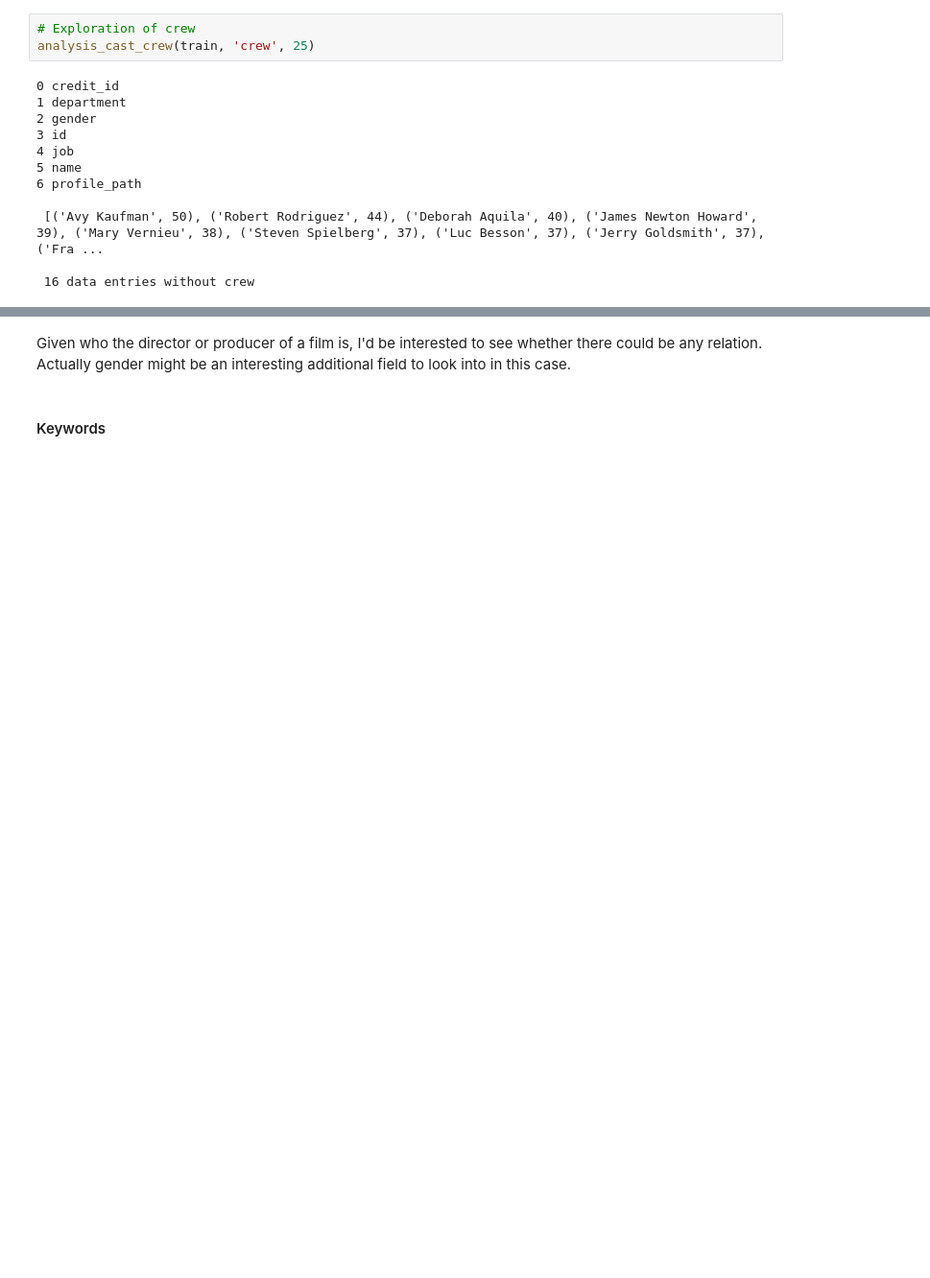
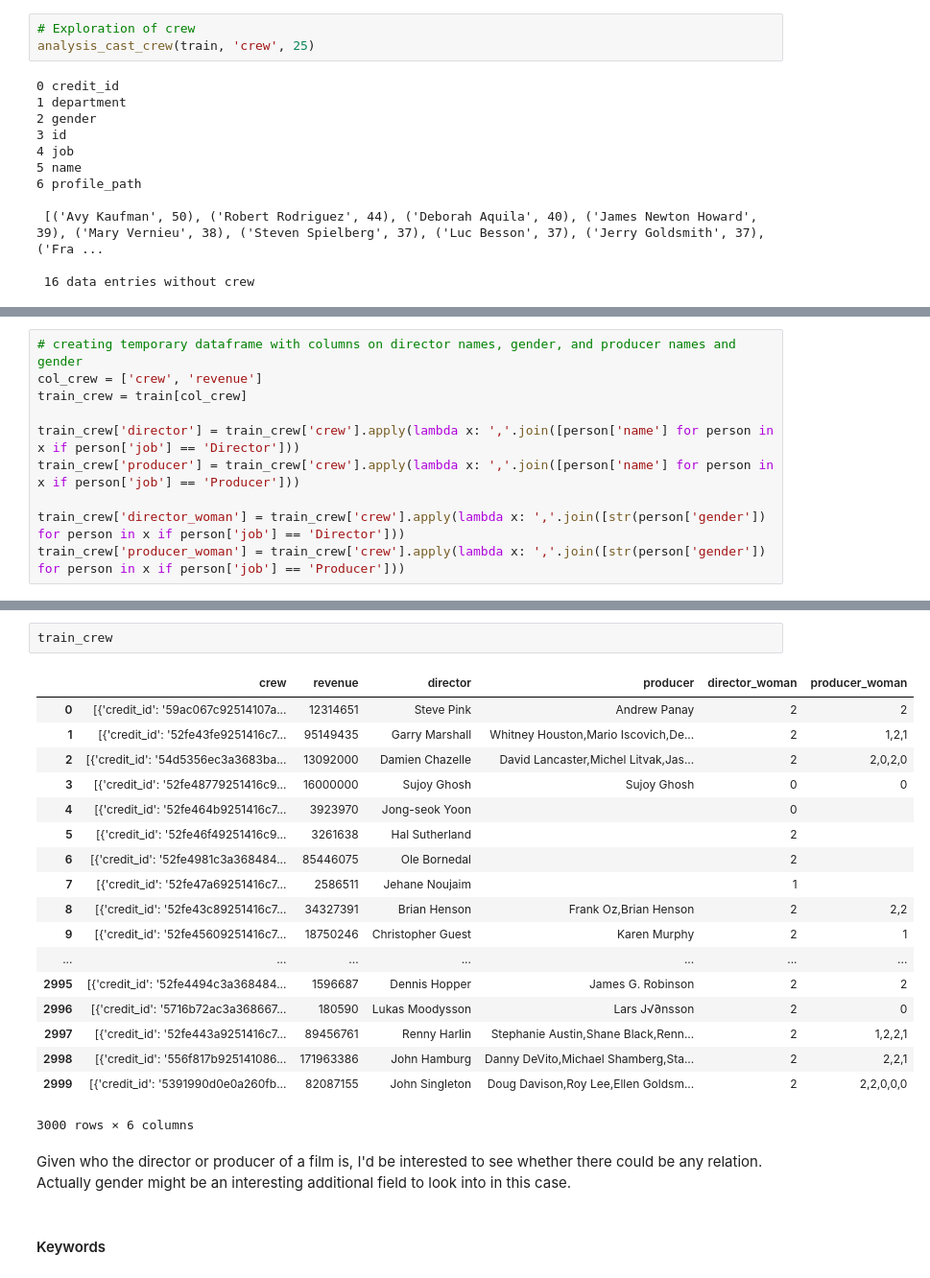
Before and after one commit to julianikulski/tmdb, a Jupyter notebook: tmdb.ipynb, the cells around one changed output, grey strips where cells are left out. Shown: that part at 96% size. Drawn from its saved outputs; the diff is of its cells as text; blank space fills up the shorter version.

Commit message:
feat: Add columns on gender of directors and producers

```diff
--- a/tmdb.ipynb
+++ b/tmdb.ipynb
@@ -586,0 +597,10 @@ analysis_cast_crew(train, 'crew', 25)
+# %%
+# creating temporary dataframe with columns on director names, gender, and producer names and gender
+col_crew = ['crew', 'revenue']
+train_crew = train[col_crew]
+
+train_crew['director'] = train_crew['crew'].apply(lambda x: ','.join([person['name'] for person in x if person['job'] == 'Director']))
+train_crew['producer'] = train_crew['crew'].apply(lambda x: ','.join([person['name'] for person in x if person['job'] == 'Producer']))
+
+train_crew['director_woman'] = train_crew['crew'].apply(lambda x: ','.join([str(person['gender']) for person in x if person['job'] == 'Director']))
+train_crew['producer_woman'] = train_crew['crew'].apply(lambda x: ','.join([str(person['gender']) for person in x if person['job'] == 'Producer']))
@@ -587,3 +628,24 @@ analysis_cast_crew(train, 'crew', 25)
+# %%
+train_crew
+# %% [output]
+|  | crew | revenue | director | producer | director_woman | producer_woman |
+| 0 | [{'credit_id': '59ac067c92514107a... | 12314651 | Steve Pink | Andrew Panay | 2 | 2 |
+| 1 | [{'credit_id': '52fe43fe9251416c7... | 95149435 | Garry Marshall | Whitney Houston,Mario Iscovich,De... | 2 | 1,2,1 |
+| 2 | [{'credit_id': '54d5356ec3a3683ba... | 13092000 | Damien Chazelle | David Lancaster,Michel Litvak,Jas... | 2 | 2,0,2,0 |
+| 3 | [{'credit_id': '52fe48779251416c9... | 16000000 | Sujoy Ghosh | Sujoy Ghosh | 0 | 0 |
+| 4 | [{'credit_id': '52fe464b9251416c7... | 3923970 | Jong-seok Yoon |  | 0 |  |
+| 5 | [{'credit_id': '52fe46f49251416c9... | 3261638 | Hal Sutherland |  | 2 |  |
+| 6 | [{'credit_id': '52fe4981c3a368484... | 85446075 | Ole Bornedal |  | 2 |  |
+| 7 | [{'credit_id': '52fe47a69251416c7... | 2586511 | Jehane Noujaim |  | 1 |  |
+| 8 | [{'credit_id': '52fe43c89251416c7... | 34327391 | Brian Henson | Frank Oz,Brian Henson | 2 | 2,2 |
+| 9 | [{'credit_id': '52fe45609251416c7... | 18750246 | Christopher Guest | Karen Murphy | 2 | 1 |
+| ... | ... | ... | ... | ... | ... | ... |
+| 2995 | [{'credit_id': '52fe4494c3a368484... | 1596687 | Dennis Hopper | James G. Robinson | 2 | 2 |
+| 2996 | [{'credit_id': '5716b72ac3a368667... | 180590 | Lukas Moodysson | Lars J√∂nsson | 2 | 0 |
+| 2997 | [{'credit_id': '52fe443a9251416c7... | 89456761 | Renny Harlin | Stephanie Austin,Shane Black,Renn... | 2 | 1,2,2,1 |
+| 2998 | [{'credit_id': '556f817b925141086... | 171963386 | John Hamburg | Danny DeVito,Michael Shamberg,Sta... | 2 | 2,2,1 |
+| 2999 | [{'credit_id': '5391990d0e0a260fb... | 82087155 | John Singleton | Doug Davison,Roy Lee,Ellen Goldsm... | 2 | 2,2,0,0,0 |
+3000 rows × 6 columns
 # %% [markdown]
 Given who the director or producer of a film is, I'd be interested to see whether there could be any relation. Actually gender might be an interesting additional field to look into in this case.
 # %% [markdown]
```
Also changed, not shown: parts of 34 cells of this notebook.
